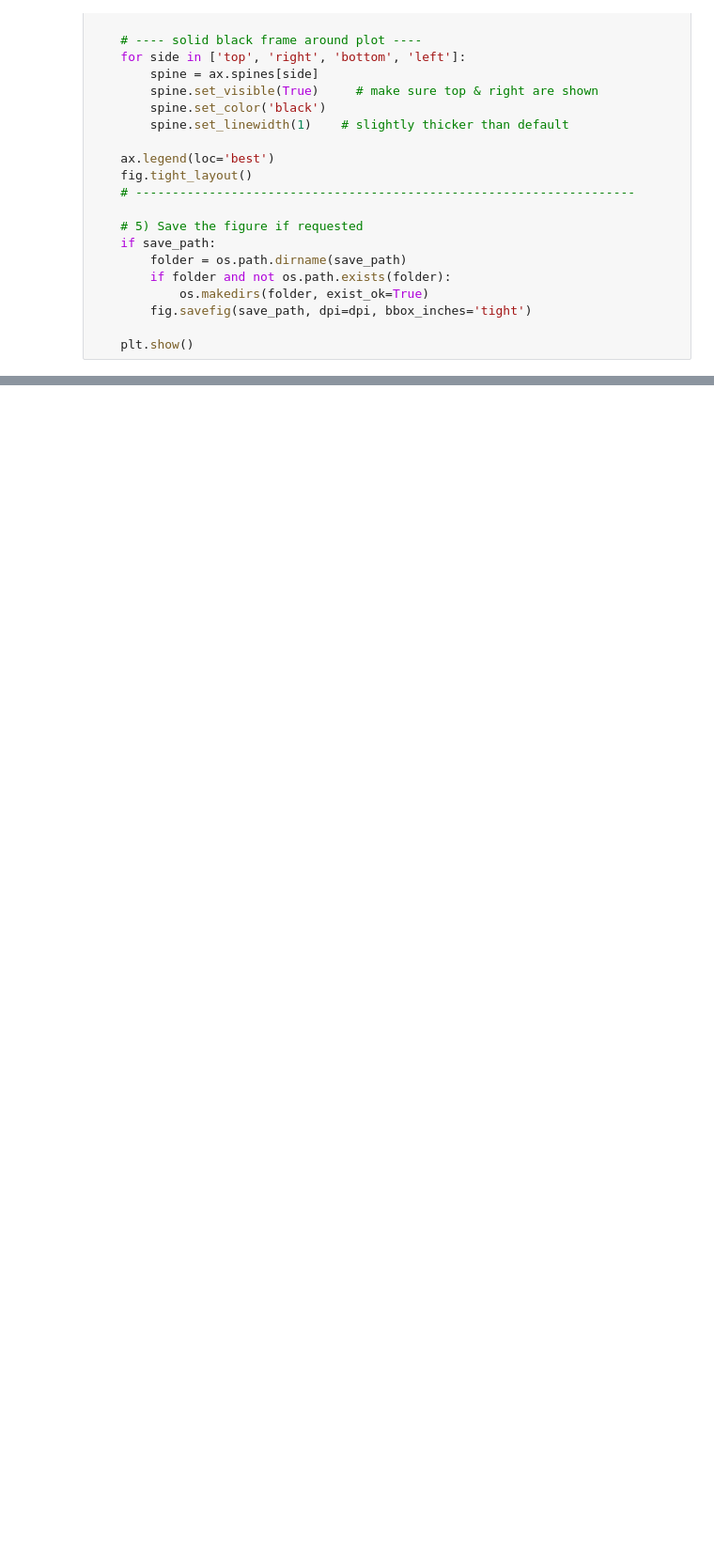
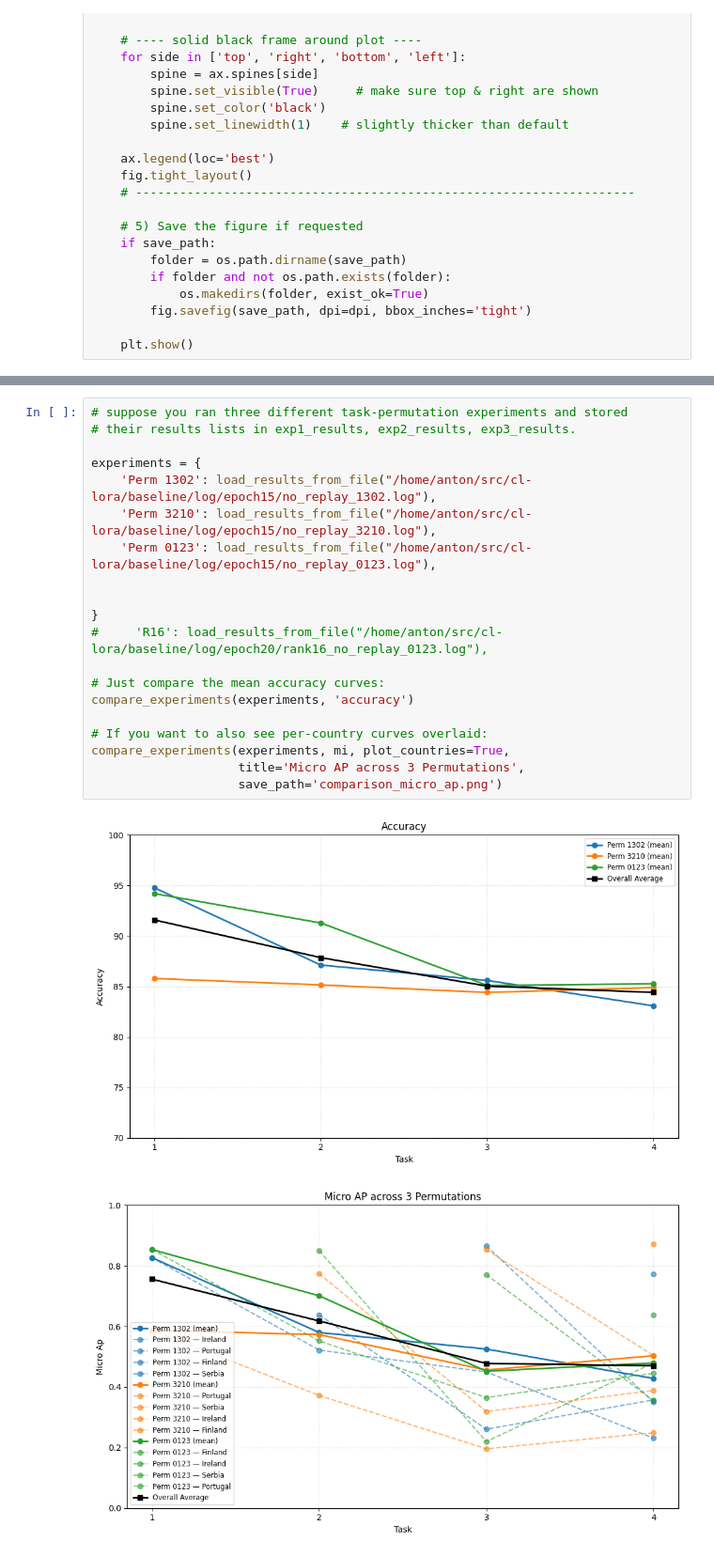
Before and after one commit to arnemaass/cl-lora, a Jupyter notebook: plots.ipynb, the cells around one changed output, grey strips where cells are left out. Shown at 94% size. Saved outputs shown, nothing was run; the diff lists cells and outputs as text; blank space fills up the shorter version.

Commit message:
newest plots

```diff
--- a/plots.ipynb
+++ b/plots.ipynb
@@ -559,0 +686,23 @@ plot_accuracies_from_first(load_results_from_file(path_test),ma,title="Macro Ave
+# %%
+# suppose you ran three different task‐permutation experiments and stored
+# their results lists in exp1_results, exp2_results, exp3_results.
+
+experiments = {
+    'Perm 1302': load_results_from_file("/home/anton/src/cl-lora/baseline/log/epoch15/no_replay_1302.log"),
+    'Perm 3210': load_results_from_file("/home/anton/src/cl-lora/baseline/log/epoch15/no_replay_3210.log"),
+    'Perm 0123': load_results_from_file("/home/anton/src/cl-lora/baseline/log/epoch15/no_replay_0123.log"),
+
+
+}
+#     'R16': load_results_from_file("/home/anton/src/cl-lora/baseline/log/epoch20/rank16_no_replay_0123.log"),
+
+# Just compare the mean accuracy curves:
+compare_experiments(experiments, 'accuracy')
+
+# If you want to also see per‐country curves overlaid:
+compare_experiments(experiments, mi, plot_countries=True,
+                    title='Micro AP across 3 Permutations',
+                    save_path='comparison_micro_ap.png')
+# %% [output]
+[figure, added]
+[figure, added]
```
Also changed, not shown: parts of 25 cells of this notebook.
